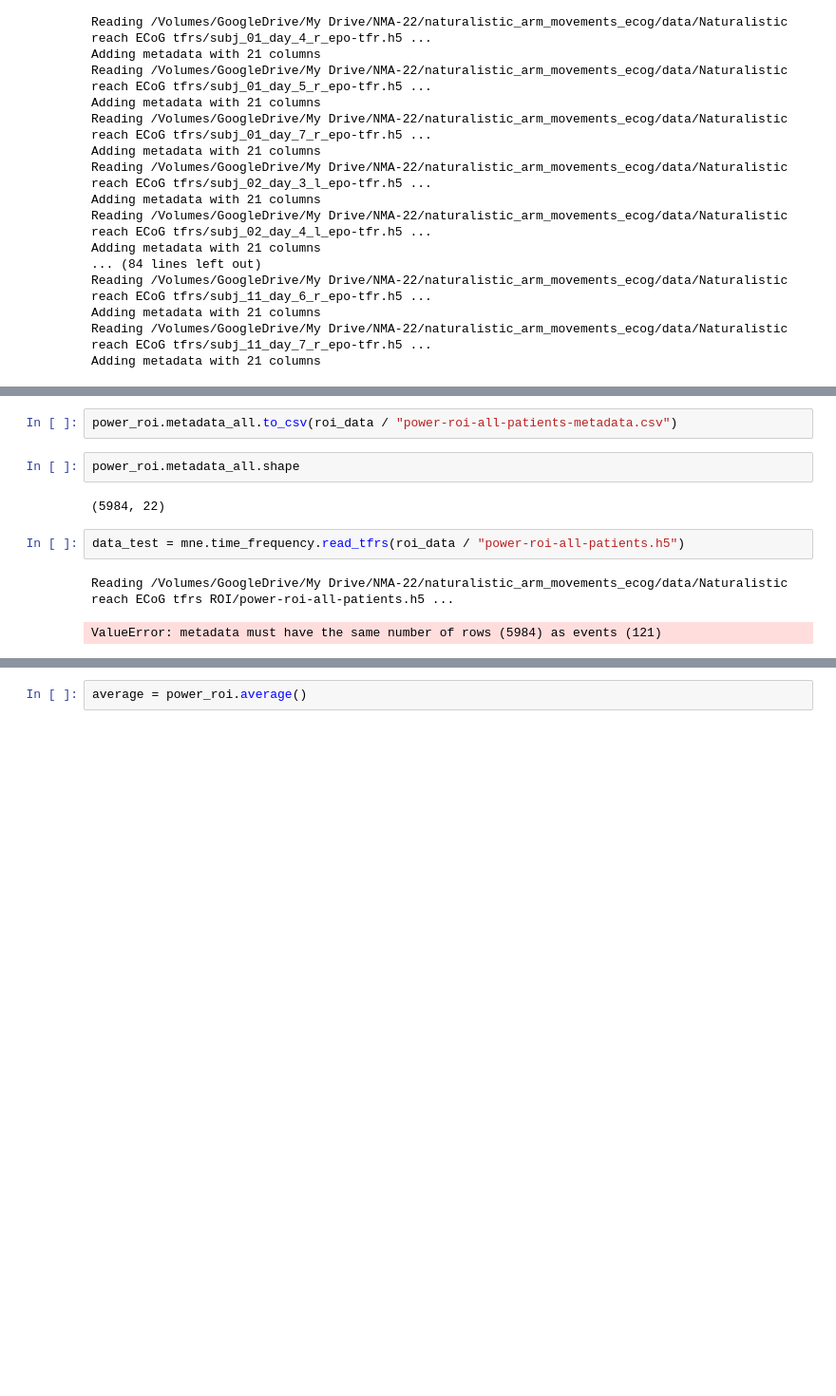
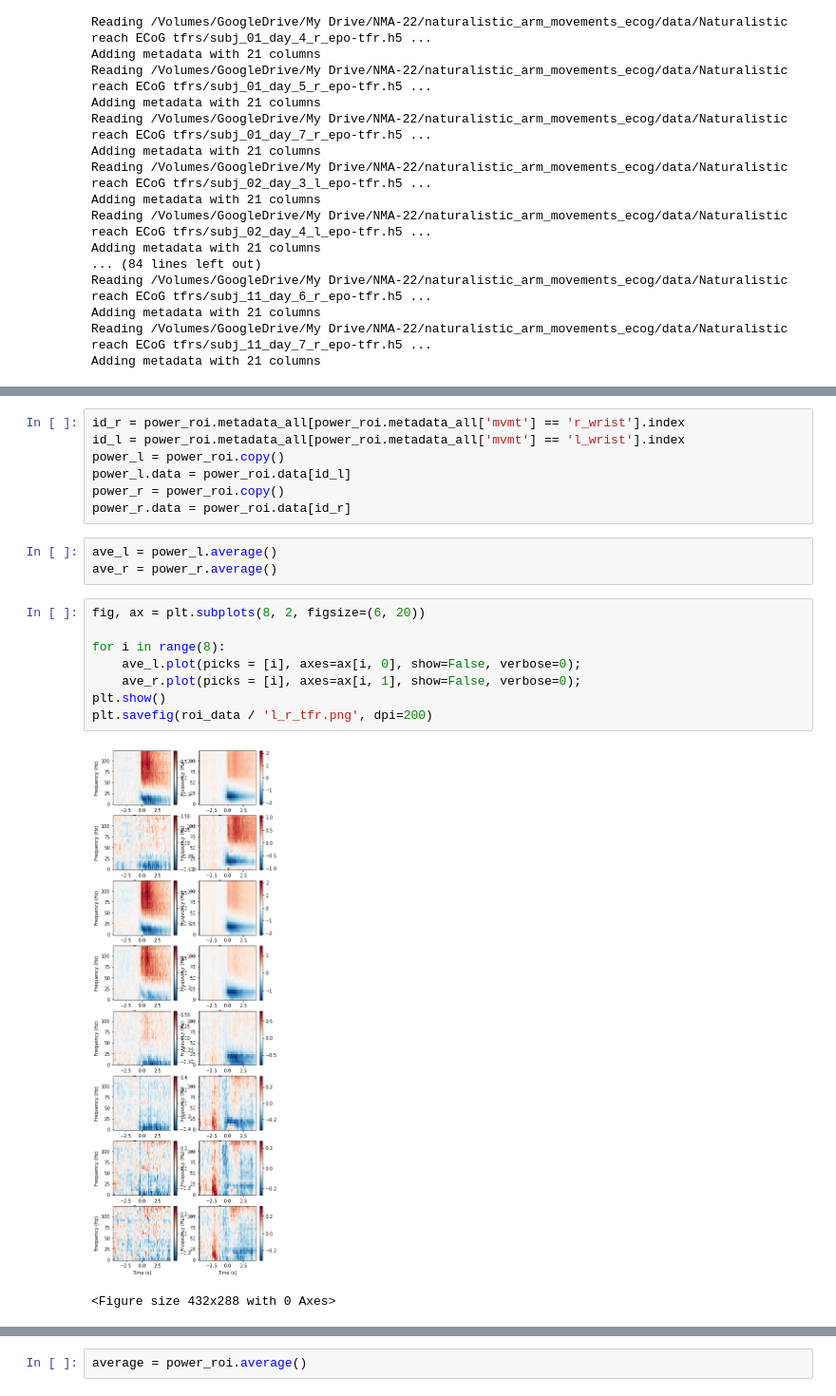
Before and after one commit to NevVerVer/Neuromatch_2022_EcoG_movements, a Jupyter notebook: pipeline/3_naturalistic_arm_movements_ecog_dataset.ipynb, the cells around one changed output, grey strips where cells are left out. Shown at 95% size. Saved outputs shown, nothing was run; the diff lists cells and outputs as text; blank space fills up the shorter version.

Commit message:
add plots

```diff
--- a/pipeline/3_naturalistic_arm_movements_ecog_dataset.ipynb
+++ b/pipeline/3_naturalistic_arm_movements_ecog_dataset.ipynb
@@ -226,11 +217,21 @@ power_roi.metadata_all
-# %%
-power_roi.metadata_all.to_csv(roi_data / "power-roi-all-patients-metadata.csv")
-# %%
-power_roi.metadata_all.shape
-# %% [output]
-(5984, 22)
-# %%
-data_test = mne.time_frequency.read_tfrs(roi_data / "power-roi-all-patients.h5")
-# %% [output]
-Reading /Volumes/GoogleDrive/My Drive/NMA-22/naturalistic_arm_movements_ecog/data/Naturalistic reach ECoG tfrs ROI/power-roi-all-patients.h5 ...
-ValueError: metadata must have the same number of rows (5984) as events (121)
+# %%
+id_r = power_roi.metadata_all[power_roi.metadata_all['mvmt'] == 'r_wrist'].index
+id_l = power_roi.metadata_all[power_roi.metadata_all['mvmt'] == 'l_wrist'].index
+power_l = power_roi.copy()
+power_l.data = power_roi.data[id_l]
+power_r = power_roi.copy()
+power_r.data = power_roi.data[id_r]
+# %%
+ave_l = power_l.average()
+ave_r = power_r.average()
+# %%
+fig, ax = plt.subplots(8, 2, figsize=(6, 20))
+
+for i in range(8):
+    ave_l.plot(picks = [i], axes=ax[i, 0], show=False, verbose=0);
+    ave_r.plot(picks = [i], axes=ax[i, 1], show=False, verbose=0);
+plt.show()
+plt.savefig(roi_data / 'l_r_tfr.png', dpi=200)
+# %% [output]
+[figure, added]
+<Figure size 432x288 with 0 Axes>
```
Also changed, not shown: parts of 9 cells of this notebook.
